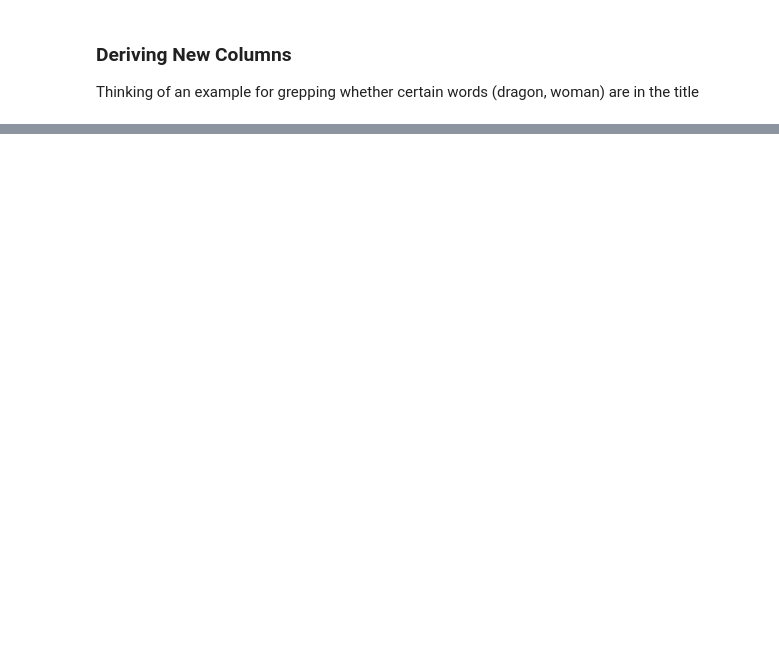
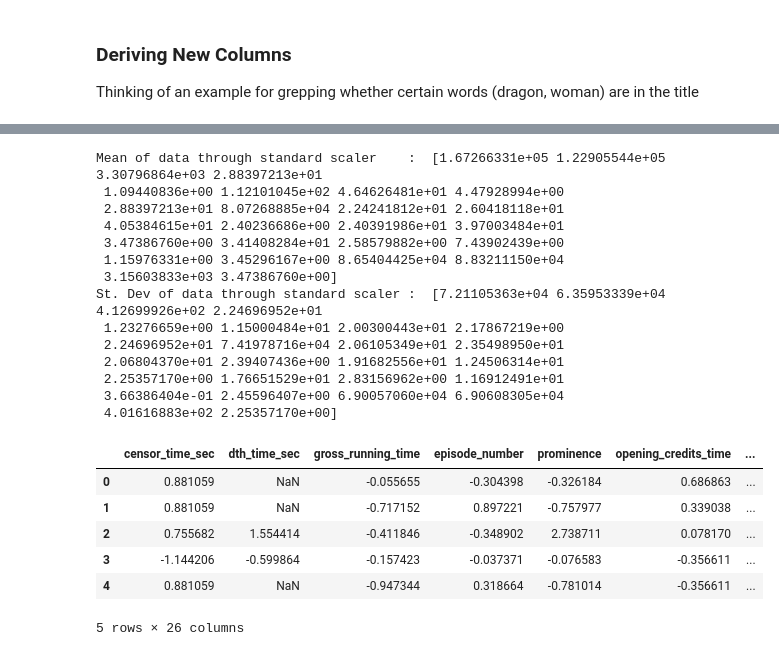
Before and after one commit to hanewinckel/ppas-python, a Jupyter notebook: notebooks/DataManipulation-Python-PPAS.ipynb, the cells around one changed output, grey strips where cells are left out. Saved outputs shown, nothing was run; the diff lists cells and outputs as text; code cells hidden in the pictures; blank space fills up the shorter version.

```diff
--- a/notebooks/DataManipulation-Python-PPAS.ipynb
+++ b/notebooks/DataManipulation-Python-PPAS.ipynb
@@ -289,0 +339,38 @@ Thinking of an example for grepping whether certain words (dragon, woman) are in
+# %%
+from sklearn.preprocessing import StandardScaler
+#identify numeric fields
+fieldTypeInfo = pd.DataFrame(dict(X_train.dtypes).items(),
+                             columns=['fieldName', 'dataType'])
+unwantedFieldNames = ['id','name','dth_description','episode_name'] + df.filter(regex=('icd10.*')).columns.tolist()
+categoricalAsNumbersFieldNames = ['sex','religion','occupation','social_status','allegiance_last', 'allegiance_switched']
+categoricalFieldNames = list(set(fieldTypeInfo[fieldTypeInfo['dataType']=='object']['fieldName'].tolist() + \
+  categoricalAsNumbersFieldNames) - set(unwantedFieldNames))
+numericFieldNames = list(set(list(fieldTypeInfo.loc[(fieldTypeInfo['dataType']=='int64') | (fieldTypeInfo['dataType']=='float64'),
+                                      'fieldName'])) - set(unwantedFieldNames) - set(categoricalFieldNames))
+scaler = StandardScaler()
+X_train_numeric_scaled = pd.DataFrame(scaler.fit_transform(X_train[numericFieldNames]),columns = numericFieldNames)
+print('\nMean of data through standard scaler    : ', scaler.mean_)
+print('St. Dev of data through standard scaler : ', scaler.scale_)
+display(X_train_numeric_scaled.head())
+# %% [output]
+Mean of data through standard scaler    :  [1.67266331e+05 1.22905544e+05 3.30796864e+03 2.88397213e+01
+ 1.09440836e+00 1.12101045e+02 4.64626481e+01 4.47928994e+00
+ 2.88397213e+01 8.07268885e+04 2.24241812e+01 2.60418118e+01
+ 4.05384615e+01 2.40236686e+00 2.40391986e+01 3.97003484e+01
+ 3.47386760e+00 3.41408284e+01 2.58579882e+00 7.43902439e+00
+ 1.15976331e+00 3.45296167e+00 8.65404425e+04 8.83211150e+04
+ 3.15603833e+03 3.47386760e+00]
+St. Dev of data through standard scaler :  [7.21105363e+04 6.35953339e+04 4.12699926e+02 2.24696952e+01
+ 1.23276659e+00 1.15000484e+01 2.00300443e+01 2.17867219e+00
+ 2.24696952e+01 7.41978716e+04 2.06105349e+01 2.35498950e+01
+ 2.06804370e+01 2.39407436e+00 1.91682556e+01 1.24506314e+01
+ 2.25357170e+00 1.76651529e+01 2.83156962e+00 1.16912491e+01
+ 3.66386404e-01 2.45596407e+00 6.90057060e+04 6.90608305e+04
+ 4.01616883e+02 2.25357170e+00]
+|  | censor_time_sec | dth_time_sec | gross_running_time | episode_number | prominence | opening_credits_time | ... |
+| 0 | 0.881059 | NaN | -0.055655 | -0.304398 | -0.326184 | 0.686863 | ... |
+| 1 | 0.881059 | NaN | -0.717152 | 0.897221 | -0.757977 | 0.339038 | ... |
+| 2 | 0.755682 | 1.554414 | -0.411846 | -0.348902 | 2.738711 | 0.078170 | ... |
+| 3 | -1.144206 | -0.599864 | -0.157423 | -0.037371 | -0.076583 | -0.356611 | ... |
+| 4 | 0.881059 | NaN | -0.947344 | 0.318664 | -0.781014 | -0.356611 | ... |
+5 rows × 26 columns
```
Also changed, not shown: parts of 13 cells of this notebook.
